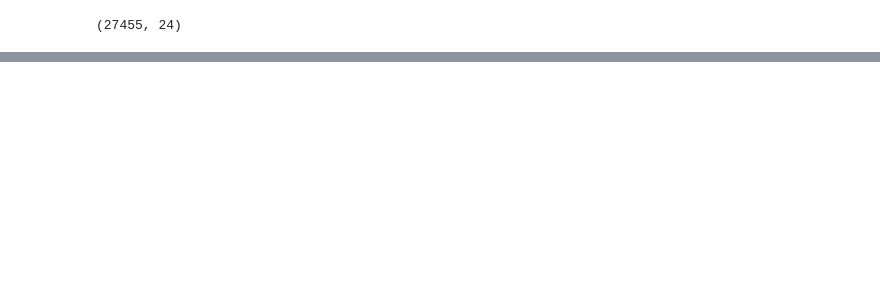
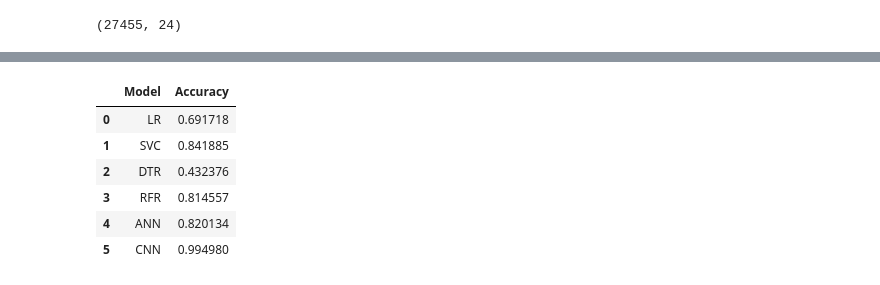
Before and after one commit to akarsh-saxena/Whats-That-Letter, a Jupyter notebook: Whats That Letter.ipynb, the cells around one changed output, grey strips where cells are left out. Saved outputs shown, nothing was run; the diff lists cells and outputs as text; code cells hidden in the pictures; blank space fills up the shorter version.

```diff
--- a/Whats That Letter.ipynb
+++ b/Whats That Letter.ipynb
@@ -250,0 +260,10 @@ plt.plot(history_cnn.history['accuracy'], color='red')
+# %%
+pred
+# %% [output]
+|  | Model | Accuracy |
+| 0 | LR | 0.691718 |
+| 1 | SVC | 0.841885 |
+| 2 | DTR | 0.432376 |
+| 3 | RFR | 0.814557 |
+| 4 | ANN | 0.820134 |
+| 5 | CNN | 0.994980 |
```
Also changed, not shown: parts of 9 cells of this notebook.
